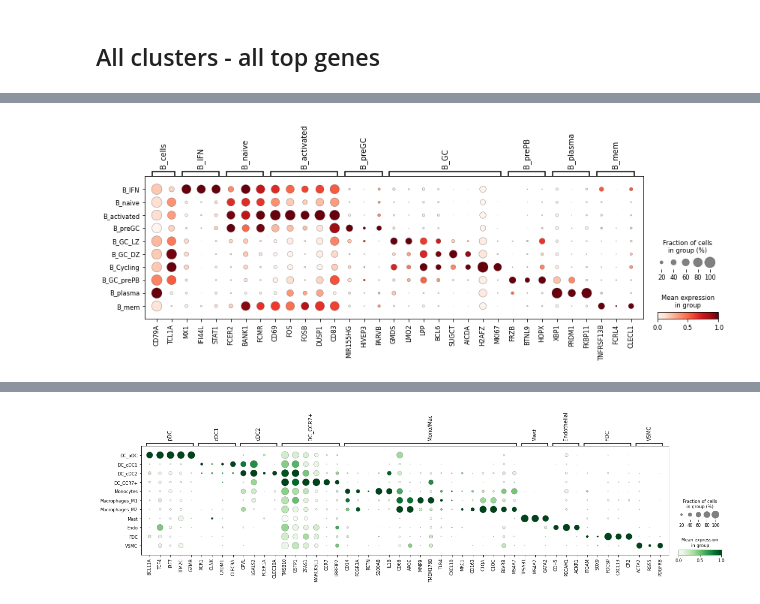
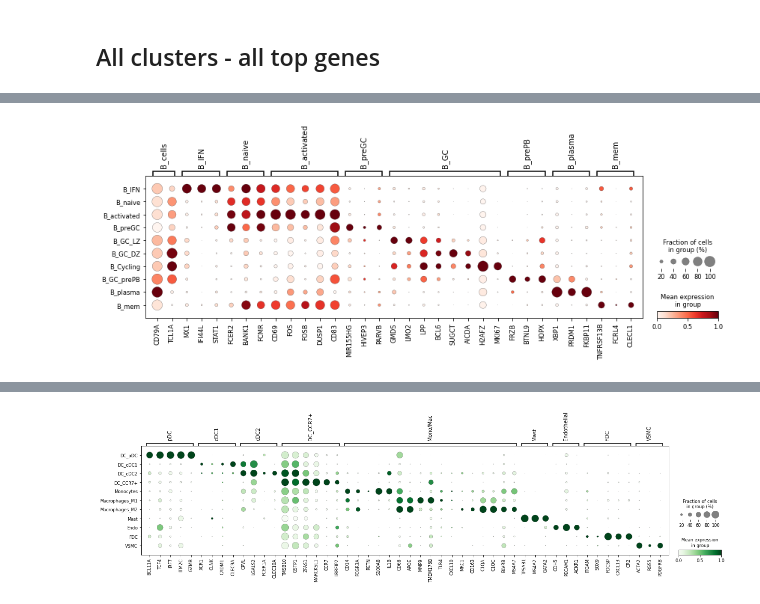
Before and after one commit to vitkl/cell2location_paper, a Jupyter notebook: notebooks/lymph_nodes_analysis/analysis_4_REVISION_MARKER_GENES.ipynb, the cells around one changed output, grey strips where cells are left out. Drawn from its saved outputs; the diff is of its cells as text; code cells hidden in the pictures.

Commit message:
LN dotplots

```diff
--- a/notebooks/lymph_nodes_analysis/analysis_4_REVISION_MARKER_GENES.ipynb
+++ b/notebooks/lymph_nodes_analysis/analysis_4_REVISION_MARKER_GENES.ipynb
@@ -25,3 +15,16 @@ AnnData object with n_obs × n_vars = 73260 × 10237
+# %%
+sc_data_folder = '/nfs/team205/vk7/sanger_projects/cell2location_paper/notebooks/data/b_t_cells_tonsils_hk/'
+results_folder = '/nfs/team205/vk7/sanger_projects/cell2location_paper/notebooks/selected_results/lymph_nodes_analysis/'
+
+reg_mod_name = 'RegressionNBV4Torch_57covariates_73260cells_10237genes'
+reg_path = f'{results_folder}regression_model/{reg_mod_name}/'
+
+adata = sc.read(f'{reg_path}sc.h5ad')
+#r = pickle.load(file = open(f'{reg_path}model_.p', "rb"))
+#reg_mod = r['mod']
+
+
+sc.settings.figdir = f'{reg_path}plots/figures/'
 # %%
 #list(adata.obs['Subset'].value_counts().index)
 # %%
@@ -189,6 +297,8 @@ marker_genes_dict = {
     'B_mem': ["TNFRSF13B", "FCRL4", "CLECL1"]
 }
 
-plt.rcParams['figure.figsize'] = [10, 3]
-ax = sc.pl.dotplot(bcells, marker_genes_dict, groupby='Subset', dendrogram=False, standard_scale='var', log=False, cmap="Reds")
+plt.rcParams['figure.figsize'] = [8.2, 3]
+ax = sc.pl.dotplot(bcells, marker_genes_dict, groupby='Subset',
+                   dendrogram=False, standard_scale='var', log=False, cmap="Reds",
+                   save='dotplot_Bcells.pdf')
 # %% [output]
@@ -195,4 +306,4 @@ ax = sc.pl.dotplot(bcells, marker_genes_dict, groupby='Subset', dendrogram=False
-[figure, old version]
+[figure, new version]
 # %%
 marker_genes_dict = {
 'T cells': ["CD3D",  "CD4", "CD8A", "FTH1", "S100A4"],
```
Also changed, not shown: parts of 17 cells of this notebook, 5 other files.
